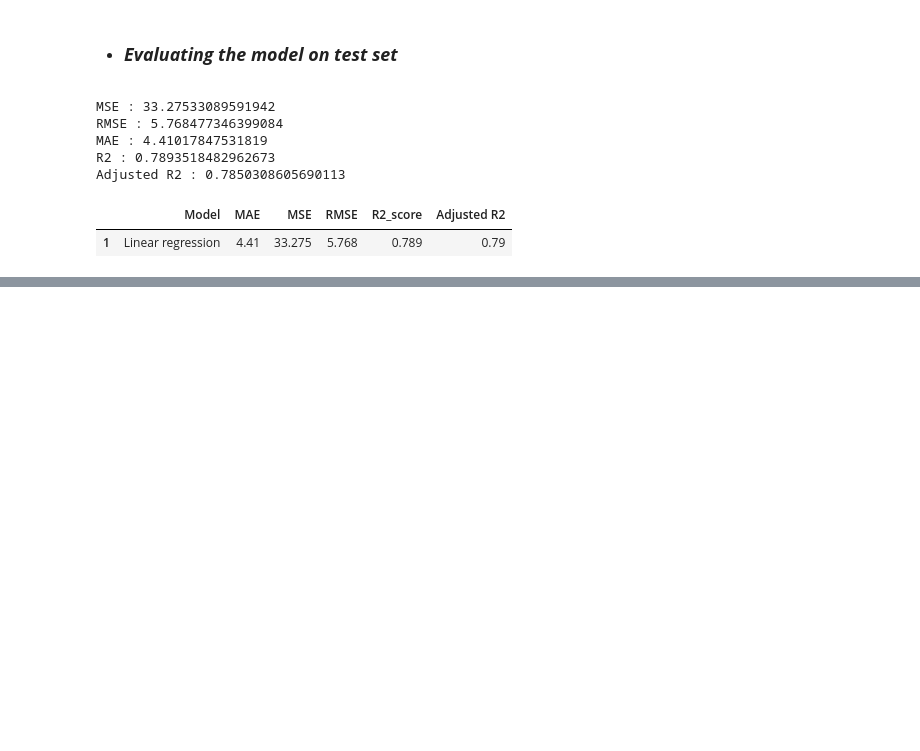
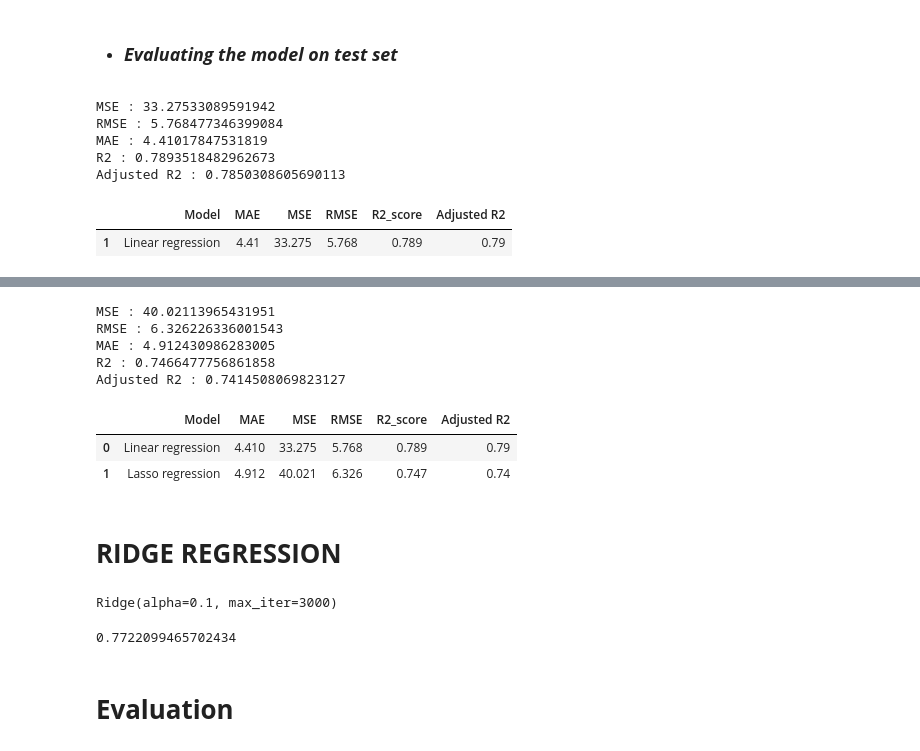
Before and after one commit to Harshjyot-Singh-Chawla/Seoul-Bike-Sharing-Demand-Prediction, a Jupyter notebook: capstone_project_2_Ml.ipynb, the cells around one changed output, grey strips where cells are left out. Cells and saved outputs as stored; diff of their text form; code cells hidden in the pictures; blank space fills up the shorter version.

```diff
--- a/capstone_project_2_Ml.ipynb
+++ b/capstone_project_2_Ml.ipynb
@@ -633,0 +696,54 @@ test_df
+# %%
+
+#calculate MSE
+MSE_l= mean_squared_error(y_test, y_pred_test_lasso)
+print("MSE :",MSE_l)
+
+#calculate RMSE
+RMSE_l=np.sqrt(MSE_l)
+print("RMSE :",RMSE_l)
+
+
+#calculate MAE
+MAE_l= mean_absolute_error(y_test, y_pred_test_lasso)
+print("MAE :",MAE_l)
+
+#calculate r2 and adjusted r2
+r2_l= r2_score((y_test), (y_pred_test_lasso))
+print("R2 :",r2_l)
+Adjusted_R2_l=(1-(1-r2_score((y_test), (y_pred_test_lasso)))*((X_test.shape[0]-1)/(X_test.shape[0]-X_test.shape[1]-1)) )
+print("Adjusted R2 :",1-(1-r2_score((y_test), (y_pred_test_lasso)))*((X_test.shape[0]-1)/(X_test.shape[0]-X_test.shape[1]-1)) )
+# %% [output]
+MSE : 40.02113965431951
+RMSE : 6.326226336001543
+MAE : 4.912430986283005
+R2 : 0.7466477756861858
+Adjusted R2 : 0.7414508069823127
+# %%
+# storing the test set metrics value in a dataframe for later comparison
+dict2={'Model':'Lasso regression ',
+       'MAE':round((MAE_l),3),
+       'MSE':round((MSE_l),3),
+       'RMSE':round((RMSE_l),3),
+       'R2_score':round((r2_l),3),
+       'Adjusted R2':round((Adjusted_R2_l ),2),
+       }
+test_df=test_df.append(dict2,ignore_index=True)
+test_df
+# %% [output]
+|  | Model | MAE | MSE | RMSE | R2_score | Adjusted R2 |
+| 0 | Linear regression | 4.410 | 33.275 | 5.768 | 0.789 | 0.79 |
+| 1 | Lasso regression | 4.912 | 40.021 | 6.326 | 0.747 | 0.74 |
+# %% [markdown]
+# **RIDGE REGRESSION**
+# %%
+# Fitting RIDGE Regression to the Training set
+ridge= Ridge(alpha=0.1, max_iter= 3000)
+ridge.fit(X_train,y_train)
+# %% [output]
+Ridge(alpha=0.1, max_iter=3000)
+# %%
+#check the score
+ridge.score(X_train, y_train)
+# %% [output]
+0.7722099465702434
@@ -633,0 +753,2 @@ test_df
+# %% [markdown]
+# **Evaluation**
```
Also changed, not shown: parts of 16 cells of this notebook.
